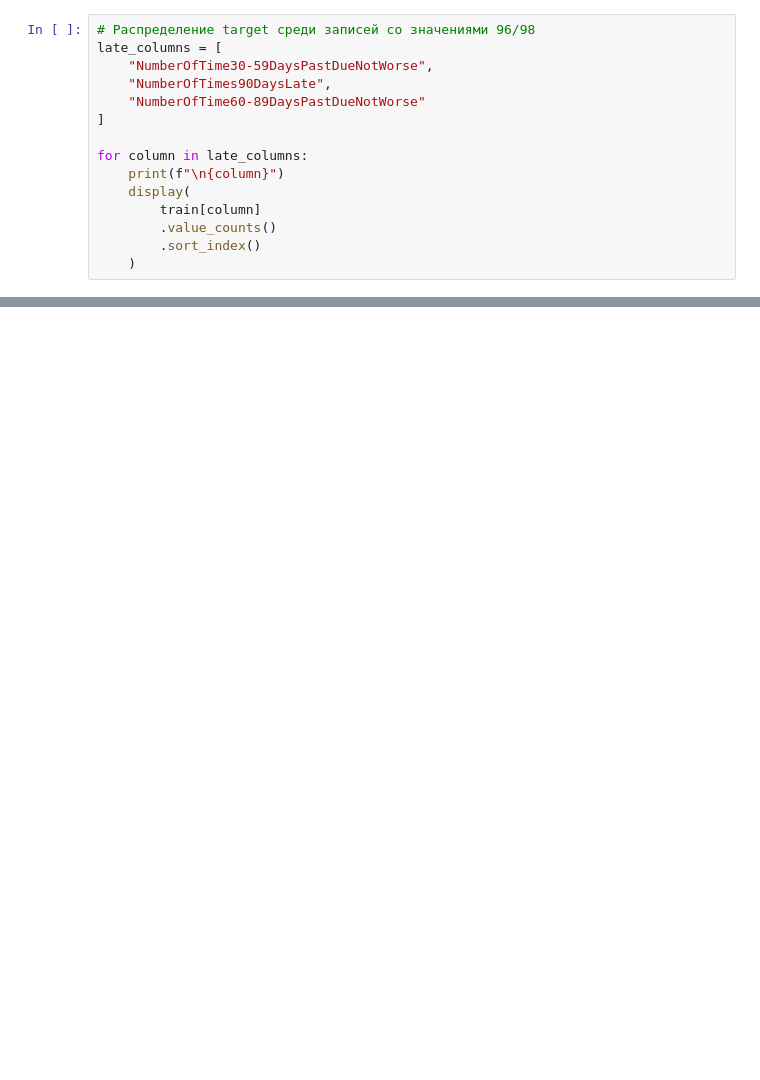
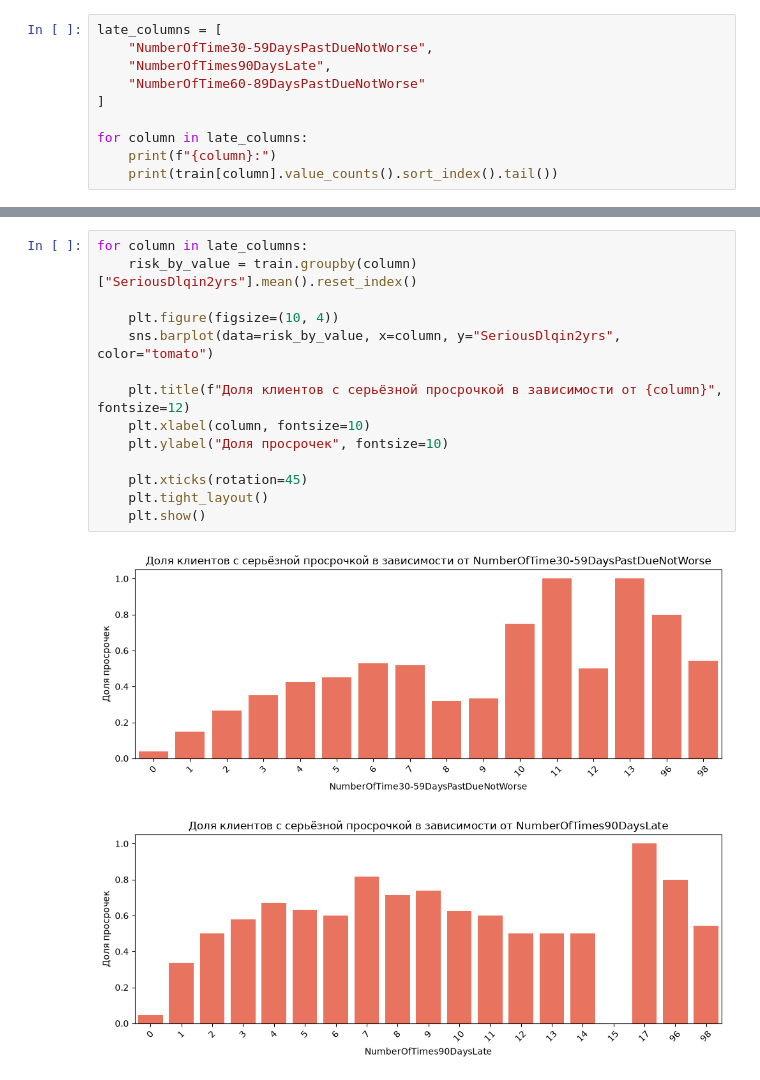
Before and after one commit to farid-ds/credit_scoring, a Jupyter notebook: notebooks/01_eda.ipynb, the cells around one changed output, grey strips where cells are left out. Cells and saved outputs as stored; diff of their text form; blank space fills up the shorter version.

```diff
--- a/notebooks/01_eda.ipynb
+++ b/notebooks/01_eda.ipynb
@@ -180,5 +121,4 @@ display(
 # %%
-# Распределение target среди записей со значениями 96/98
 late_columns = [
     "NumberOfTime30-59DaysPastDueNotWorse",
     "NumberOfTimes90DaysLate",
@@ -186,10 +126,6 @@ late_columns = [
 ]
 
 for column in late_columns:
-    print(f"\n{column}")
-    display(
-        train[column]
-        .value_counts()
-        .sort_index()
-    )
+    print(f"{column}:")
+    print(train[column].value_counts().sort_index().tail())
 # %% [output]
@@ -315,0 +225,17 @@ Name: proportion, dtype: float64
+# %%
+for column in late_columns:
+    risk_by_value = train.groupby(column)["SeriousDlqin2yrs"].mean().reset_index()
+
+    plt.figure(figsize=(10, 4))
+    sns.barplot(data=risk_by_value, x=column, y="SeriousDlqin2yrs", color="tomato")
+
+    plt.title(f"Доля клиентов с серьёзной просрочкой в зависимости от {column}", fontsize=12)
+    plt.xlabel(column, fontsize=10)
+    plt.ylabel("Доля просрочек", fontsize=10)
+
+    plt.xticks(rotation=45)
+    plt.tight_layout()
+    plt.show()
+# %% [output]
+[figure, added]
+[figure, added]
```
Also changed, not shown: parts of 29 cells of this notebook, 1 other file.
